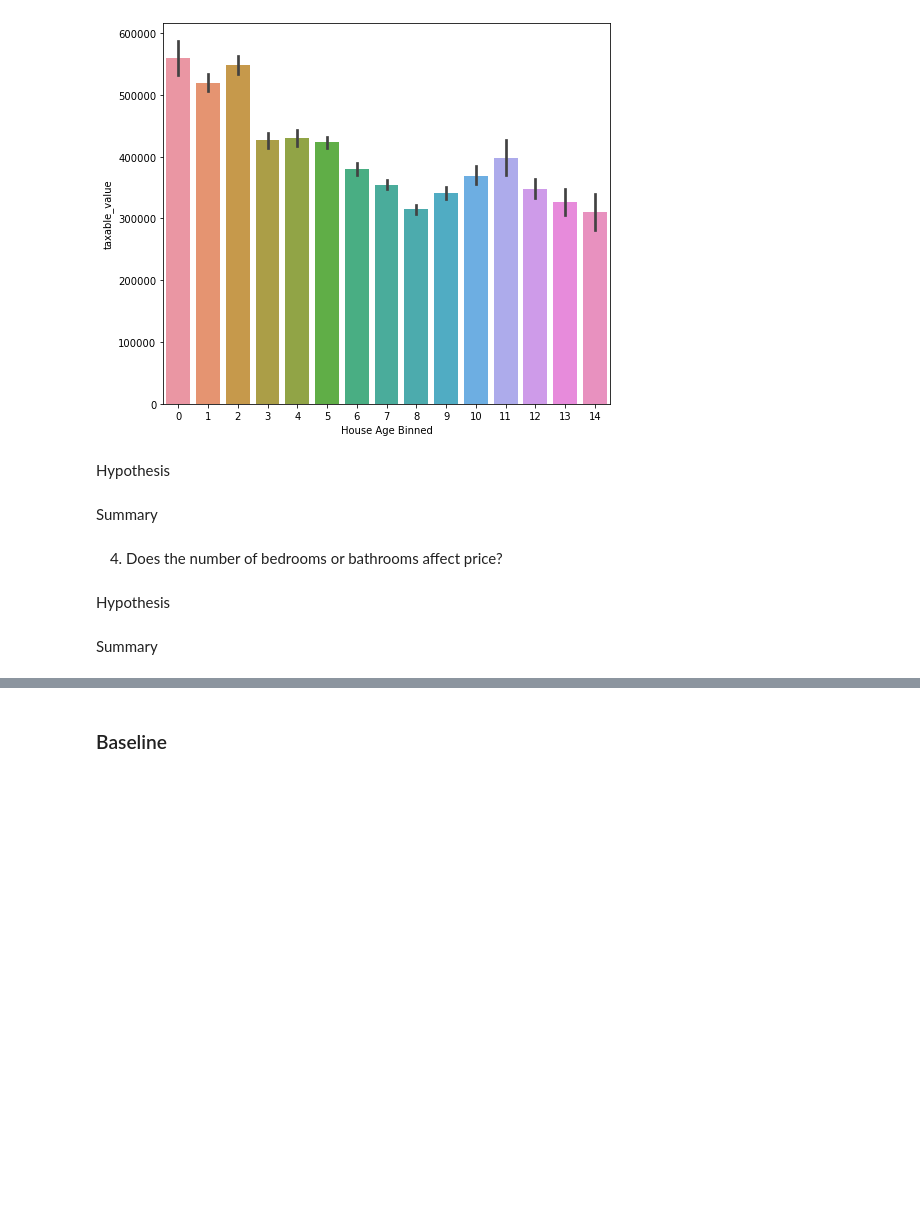
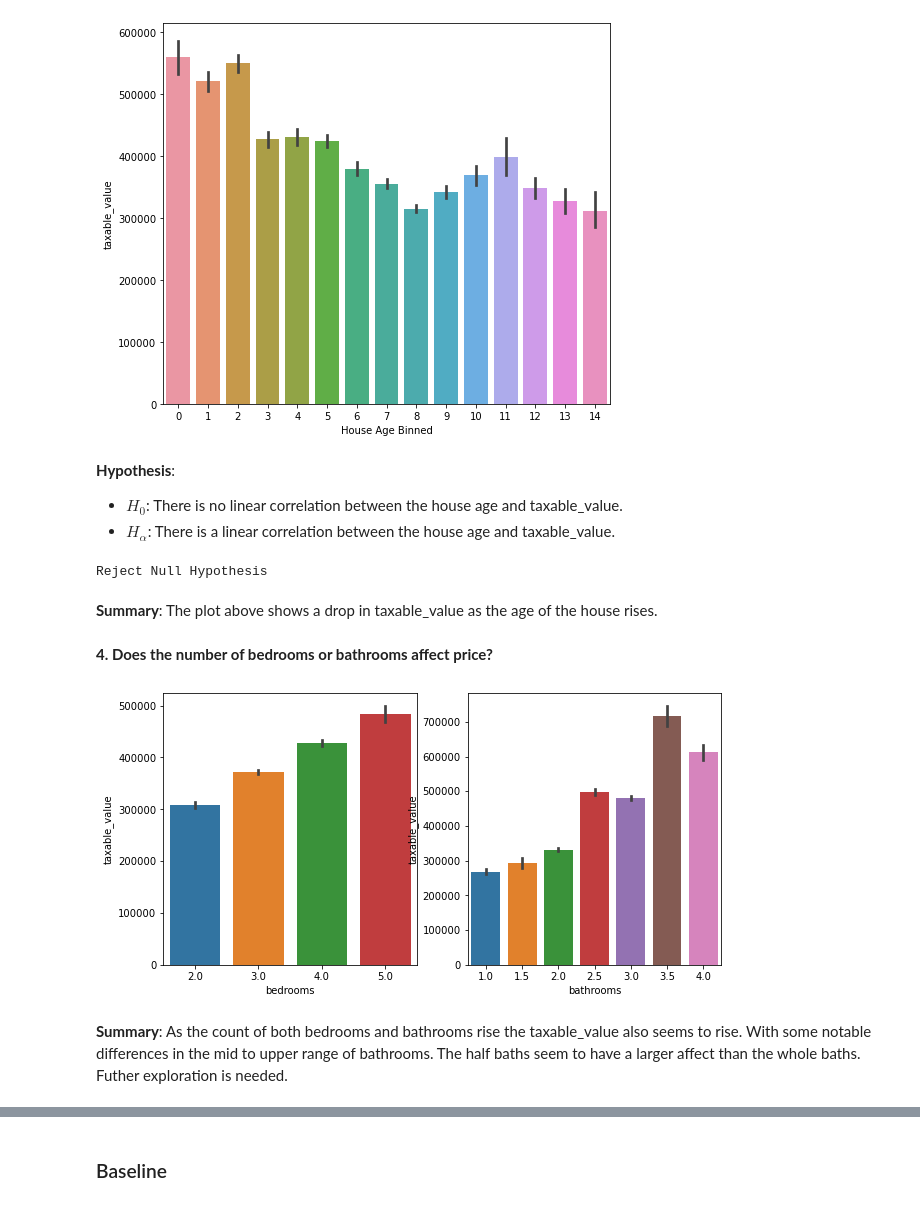
Before and after one commit to mwboiss/regression_project, a Jupyter notebook: Report.ipynb, the cells around one changed output, grey strips where cells are left out. Drawn from its saved outputs; the diff is of its cells as text; code cells hidden in the pictures; blank space fills up the shorter version.

```diff
--- a/Report.ipynb
+++ b/Report.ipynb
@@ -147,14 +178,30 @@ plt.show()
 # %% [output]
 [figure]
 # %% [markdown]
-Hypothesis
+**Hypothesis**:
+- $H_0$: There is no linear correlation between the house age and taxable_value.
+- $H_α$: There is a linear correlation between the house age and taxable_value.
 # %%
-test
+# Pearson's r Correlation Test
+# Assign α
+α = 0.5
+# Run Correlation test
+corr, p = stats.pearsonr(train.house_age_2017,train.taxable_value)
+# Assess p value and decided on hypothesis to be kept
+if p < α:
+    print('Reject Null Hypothesis')
+else:
+    print('Do not reject Null Hypothesis')
+# %% [output]
+Reject Null Hypothesis
 # %% [markdown]
-Summary
+**Summary**: The plot above shows a drop in taxable_value as the age of the house rises.
 # %% [markdown]
-4. Does the number of bedrooms or bathrooms affect price?
+**4. Does the number of bedrooms or bathrooms affect price?**
 # %%
-plot
+fig, ax = plt.subplots(ncols=2, figsize=(10,5))
+sns.barplot(x='bedrooms', y='taxable_value', data=train, ax=ax[0])
+sns.barplot(x='bathrooms', y='taxable_value', data=train, ax=ax[1])
+plt.show()
+# %% [output]
+[figure, added]
-# %% [markdown]
-Hypothesis
@@ -163,2 +208,2 @@ test
 # %% [markdown]
-Summary
+**Summary**: As the count of both bedrooms and bathrooms rise the taxable_value also seems to rise. With some notable differences in the mid to upper range of bathrooms. The half baths seem to have a larger affect than the whole baths. Futher exploration is needed.
```
Also changed, not shown: parts of 25 cells of this notebook, 3 other files.
